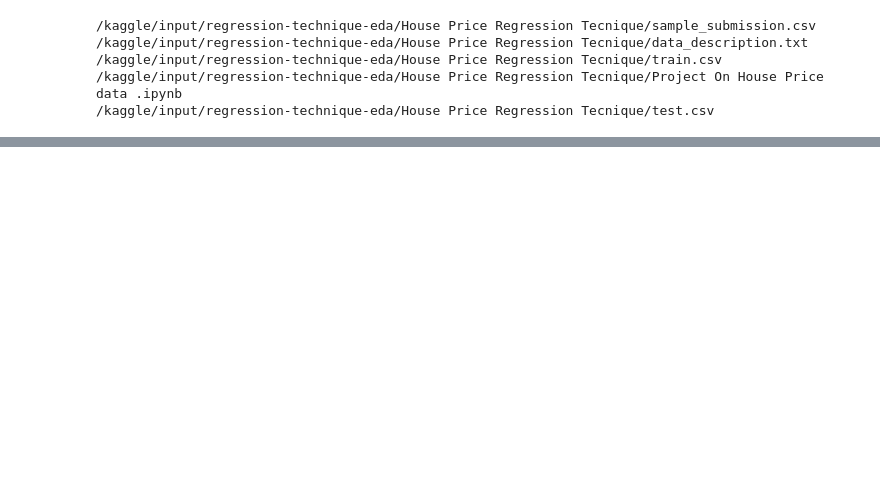
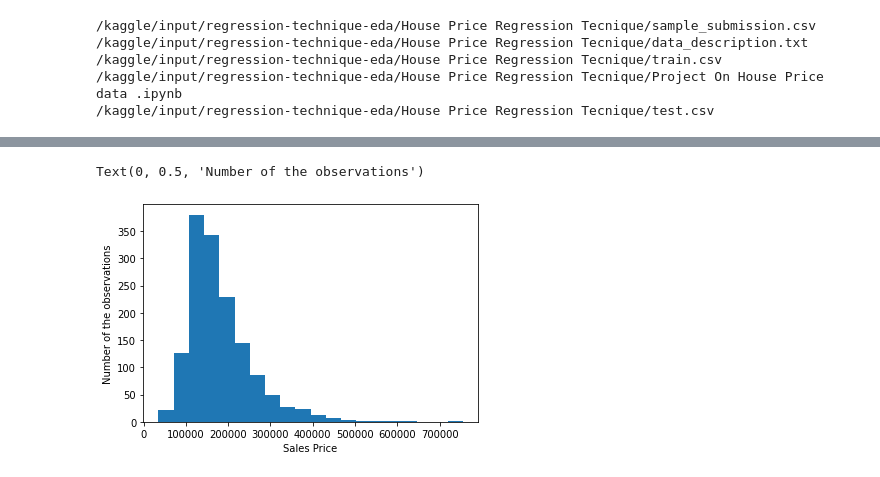
Before and after one commit to jayapat/datascience_projects, a Jupyter notebook: project-2-house-price-eda.ipynb, the cells around one changed output, grey strips where cells are left out. Saved outputs shown, nothing was run; the diff lists cells and outputs as text; code cells hidden in the pictures; blank space fills up the shorter version.

Commit message:
Kaggle Notebook | Project_2_House_Price_EDA

```diff
--- a/project-2-house-price-eda.ipynb
+++ b/project-2-house-price-eda.ipynb
@@ -27 +44,4 @@ train_df = pd.read_csv('/kaggle/input/regression-technique-eda/House Price Regre
+# %%
+train_df.columns  = train_df.columns.str.lower()
+# we are converting all the columns in the lowercase
 # %%
@@ -49,0 +57,4 @@ train_df.describe()
+# %%
+train_df = train_df.dropna( axis= 1)
+train_df.columns
+# here we have to be take care that the drop_na just make the copy of the dataset and not the make teh change in the real thing
@@ -49,0 +114,9 @@ train_df.describe()
+# %%
+# graphical method
+x = train_df.saleprice
+plt.hist(x, bins = 20)
+plt.xlabel('Sales Price')
+plt.ylabel('Number of the observations')
+# %% [output]
+Text(0, 0.5, 'Number of the observations')
+[figure, added]
```
Also changed, not shown: parts of 11 cells of this notebook.
